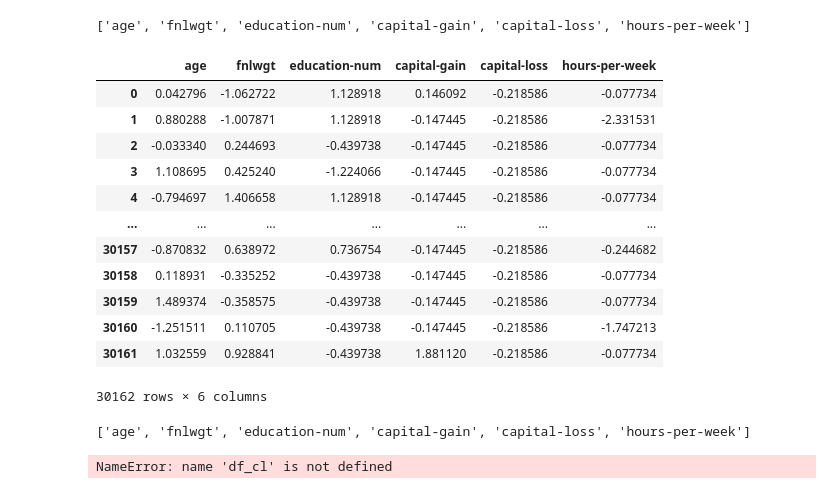
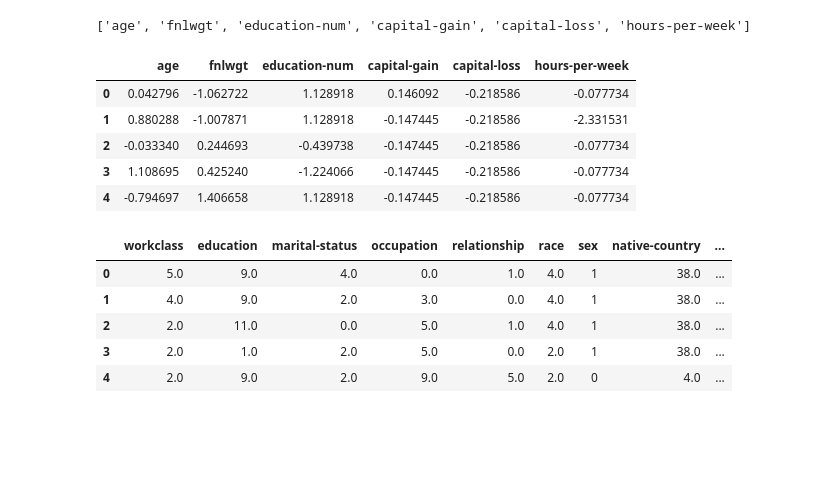
Before and after one commit to Comp551-mini1/p1, a Jupyter notebook: mini_project_1.ipynb, the cells around one changed output. Drawn from its saved outputs; the diff is of its cells as text; code cells hidden in the pictures; blank space fills up the shorter version.

```diff
--- a/mini_project_1.ipynb
+++ b/mini_project_1.ipynb
@@ -135,76 +161,41 @@ print(int_col)
 df_copy = df.copy(deep = True)
 # %%
 from sklearn.preprocessing import StandardScaler
-
-# # Create a dataframe with int64 data type
-# colname= []
-# for col in df.columns:
-#   if df[col].dtype == "int64":
-#       colname.append(col)
-
-# # Create copies of dataset for data preparation purposes
-# df_copy = df.copy(deep = True)
-# df_fe = df.copy()
-
-# Create dataframe for categorical features
-df_cf = df.copy()
-df_cf.drop('salary',axis='columns', inplace=True)
-df_cf.drop(colname,axis='columns', inplace=True)
-
-# create dataframe for target class
-df_tc = df.copy()
-df_tc.drop(df_copy.iloc[:,:-1],axis='columns', inplace=True)
-
 
 # create a scaler object
 std_scaler = StandardScaler()
 std_scaler
 
 # Normalize numeric attributes and assign it into a new dataframe
-df_norm = pd.DataFrame(std_scaler.fit_transform(df_copy[colname]), columns=colname)
+df_int = pd.DataFrame(std_scaler.fit_transform(df_copy[int_col]), columns=int_col)
 # %%
-df_norm
+df_int.head()
 # %% [output]
 |  | age | fnlwgt | education-num | capital-gain | capital-loss | hours-per-week |
 | 0 | 0.042796 | -1.062722 | 1.128918 | 0.146092 | -0.218586 | -0.077734 |
 | 1 | 0.880288 | -1.007871 | 1.128918 | -0.147445 | -0.218586 | -2.331531 |
 | 2 | -0.033340 | 0.244693 | -0.439738 | -0.147445 | -0.218586 | -0.077734 |
 | 3 | 1.108695 | 0.425240 | -1.224066 | -0.147445 | -0.218586 | -0.077734 |
 | 4 | -0.794697 | 1.406658 | 1.128918 | -0.147445 | -0.218586 | -0.077734 |
-| ... | ... | ... | ... | ... | ... | ... |
-| 30157 | -0.870832 | 0.638972 | 0.736754 | -0.147445 | -0.218586 | -0.244682 |
-| 30158 | 0.118931 | -0.335252 | -0.439738 | -0.147445 | -0.218586 | -0.077734 |
-| 30159 | 1.489374 | -0.358575 | -0.439738 | -0.147445 | -0.218586 | -0.077734 |
-| 30160 | -1.251511 | 0.110705 | -0.439738 | -0.147445 | -0.218586 | -1.747213 |
-| 30161 | 1.032559 | 0.928841 | -0.439738 | 1.881120 | -0.218586 | -0.077734 |
-30162 rows × 6 columns
-# %%
-from sklearn.preprocessing import StandardScaler
-
-# Create a dataframe with int64 data type
-colname= []
-for col in df.columns:
-  if df[col].dtype == "int64":
-      colname.append(col)
-print(colname)
-
-
-# enconde categorical features into numerical features
-for col in df_int.columns[:]:
-  if df_int[col].dtype == "object":
-    df_int[col] = ord_enc.fit_transform(df_int[[col]])
-# %% [output]
-['age', 'fnlwgt', 'education-num', 'capital-gain', 'capital-loss', 'hours-per-week']
 # %%
-# import sklearn.preprocessing library
 from sklearn.preprocessing import OrdinalEncoder
 ord_enc = OrdinalEncoder()
 
 # enconde categorical features into numerical features
-for col in df_fe.columns[:]:
-  if df_fe[col].dtype == "object":
-    df_fe[col] = ord_enc.fit_transform(df_fe[[col]])
+df_obj = df.copy()
+df_obj.drop(int_col,axis='columns', inplace=True)
+
+for col in df_obj.columns[:]:
+  if df_obj[col].dtype == "object":
+    df_obj[col] = ord_enc.fit_transform(df_obj[[col]])
-# %% [output]
-NameError: name 'df_cl' is not defined
+# %%
+df_obj.head()
+# %% [output]
+|  | workclass | education | marital-status | occupation | relationship | race | sex | native-country | ... |
+| 0 | 5.0 | 9.0 | 4.0 | 0.0 | 1.0 | 4.0 | 1 | 38.0 | ... |
+| 1 | 4.0 | 9.0 | 2.0 | 3.0 | 0.0 | 4.0 | 1 | 38.0 | ... |
+| 2 | 2.0 | 11.0 | 0.0 | 5.0 | 1.0 | 4.0 | 1 | 38.0 | ... |
+| 3 | 2.0 | 1.0 | 2.0 | 5.0 | 0.0 | 2.0 | 1 | 38.0 | ... |
+| 4 | 2.0 | 9.0 | 2.0 | 9.0 | 5.0 | 2.0 | 0 | 4.0 | ... |
 # %%
 # Insert id column to different datasets
```
Also changed, not shown: parts of 12 cells of this notebook.
